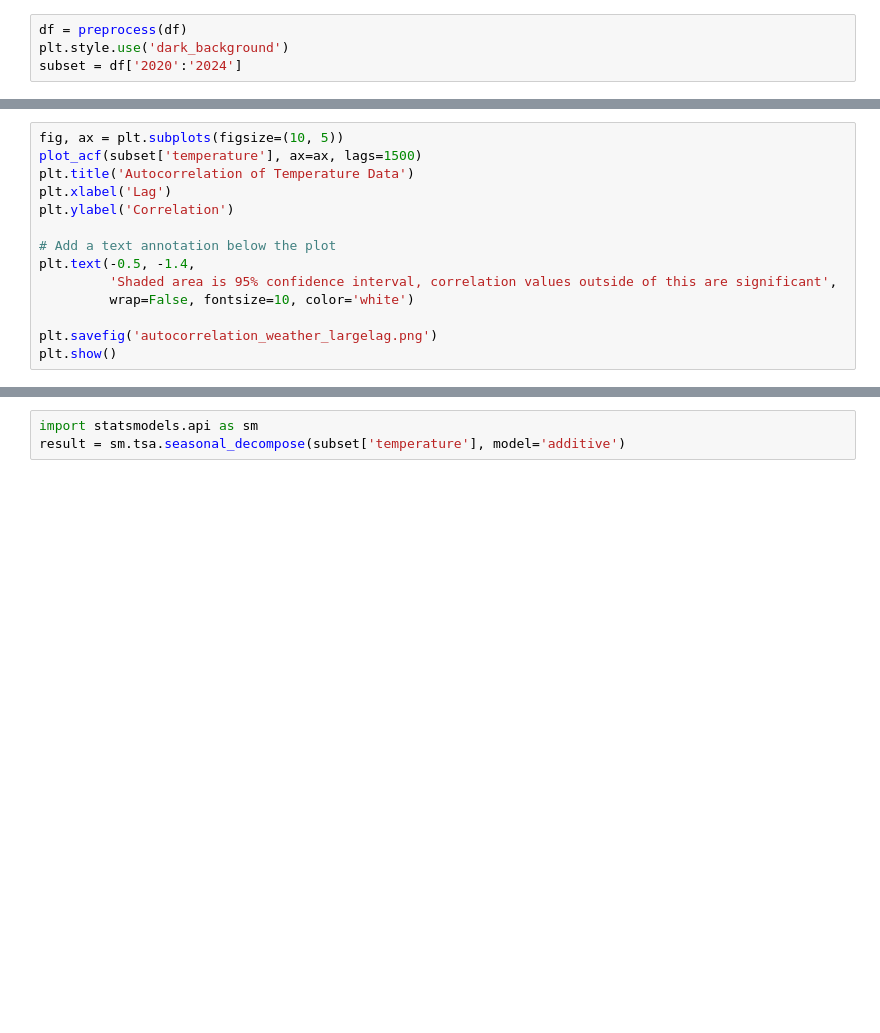
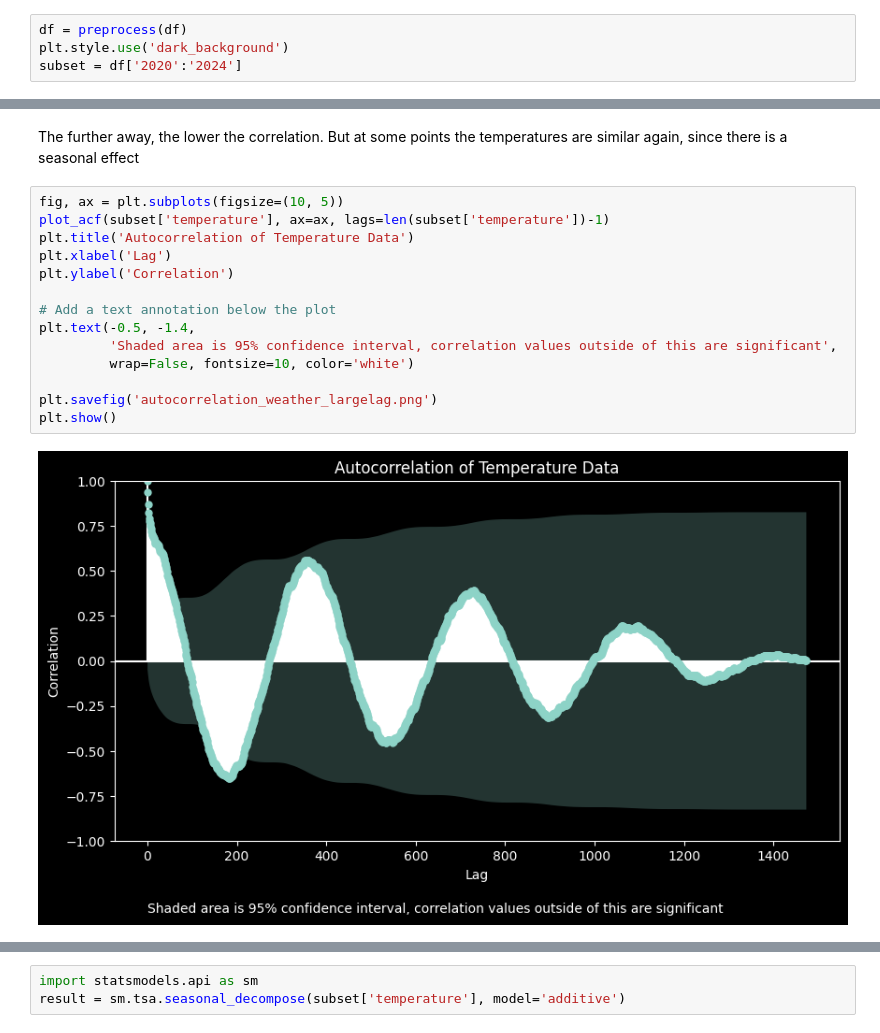
Before and after one commit to fenna/BFVM23PROGRAM3, a Jupyter notebook: demos/demo_autocorrelation.ipynb, the cells around one changed output, grey strips where cells are left out. Drawn from its saved outputs; the diff is of its cells as text; blank space fills up the shorter version.

```diff
--- a/demos/demo_autocorrelation.ipynb
+++ b/demos/demo_autocorrelation.ipynb
@@ -104,16 +187,20 @@ plt.show()
+# %% [markdown]
+The further away, the lower the correlation. But at some points the temperatures are similar again, since there is a seasonal effect
 # %%
 fig, ax = plt.subplots(figsize=(10, 5))
-plot_acf(subset['temperature'], ax=ax, lags=1500)
+plot_acf(subset['temperature'], ax=ax, lags=len(subset['temperature'])-1)
 plt.title('Autocorrelation of Temperature Data')
 plt.xlabel('Lag')
 plt.ylabel('Correlation')
 
 # Add a text annotation below the plot
 plt.text(-0.5, -1.4,
          'Shaded area is 95% confidence interval, correlation values outside of this are significant',
          wrap=False, fontsize=10, color='white')
 
 plt.savefig('autocorrelation_weather_largelag.png')
 plt.show()
+# %% [output]
+[figure, added]
 # %%
 fig, ax = plt.subplots(figsize=(10, 5))
```
Also changed, not shown: parts of 20 cells of this notebook.
